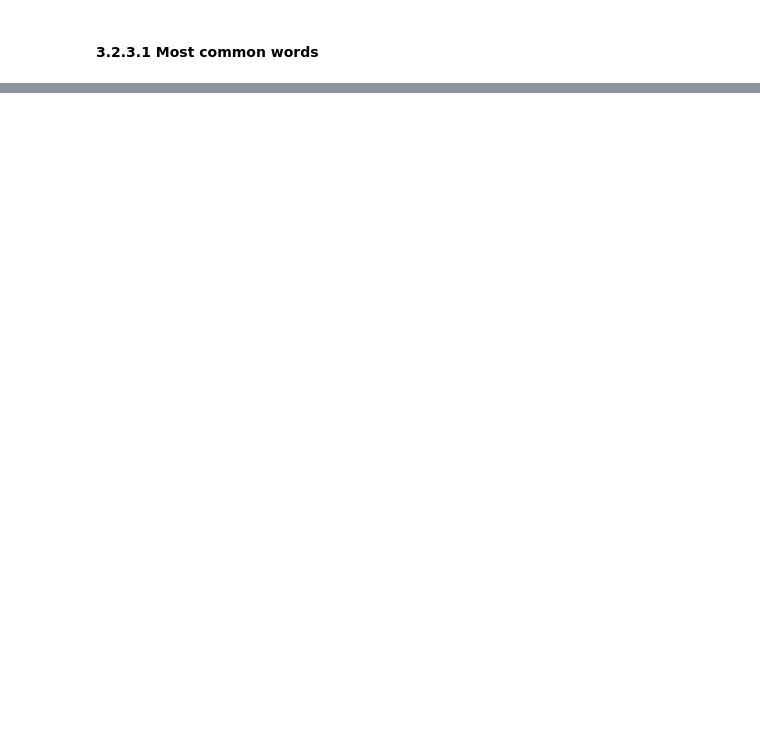
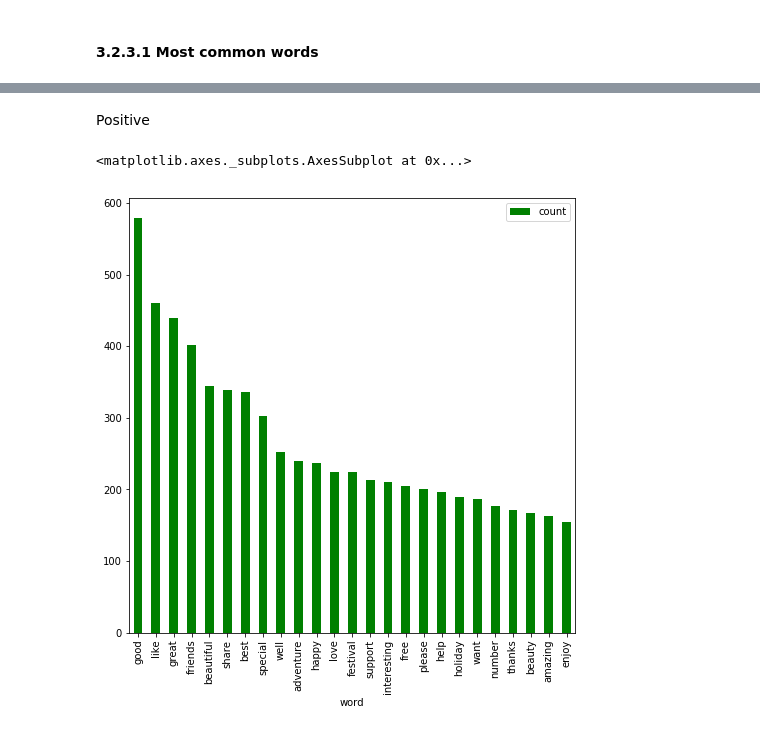
Before and after one commit to dbulgakov/ML-Russia-Tourism, a Jupyter notebook: Tourism analysis.ipynb, the cells around one changed output, grey strips where cells are left out. Drawn from its saved outputs; the diff is of its cells as text; code cells hidden in the pictures; blank space fills up the shorter version.

```diff
--- a/Tourism analysis.ipynb
+++ b/Tourism analysis.ipynb
@@ -396,0 +407,6 @@ all_strings_string = " ".join(all_strings_list)
+# %%
+counted_words_sent = counted_words.copy()
+# %%
+sid = SentimentIntensityAnalyzer()
+
+sid.polarity_scores('cock')
@@ -396,0 +415,6 @@ all_strings_string = " ".join(all_strings_list)
+# %%
+sentiments = []
+counted_words_sent['word'].apply(lambda x: sentiments.append(sid.polarity_scores((x))));
+counted_words_sent['word_tmp'] = sentiments
+counted_words_sent['sentiment'] = get_message_sentiment(counted_words_sent['word_tmp'])
+counted_words_sent = counted_words_sent.drop(['word_tmp'], axis=1)
@@ -396,0 +429,8 @@ all_strings_string = " ".join(all_strings_list)
+# %% [markdown]
+Positive
+# %%
+negative = counted_words_sent[counted_words_sent['sentiment'] == 'positive'].head(25)
+negative.plot.bar(x='word', y='count', figsize=(8, 8), color='green')
+# %% [output]
+<matplotlib.axes._subplots.AxesSubplot at 0x...>
+[figure, added]
```
Also changed, not shown: parts of 21 cells of this notebook.
